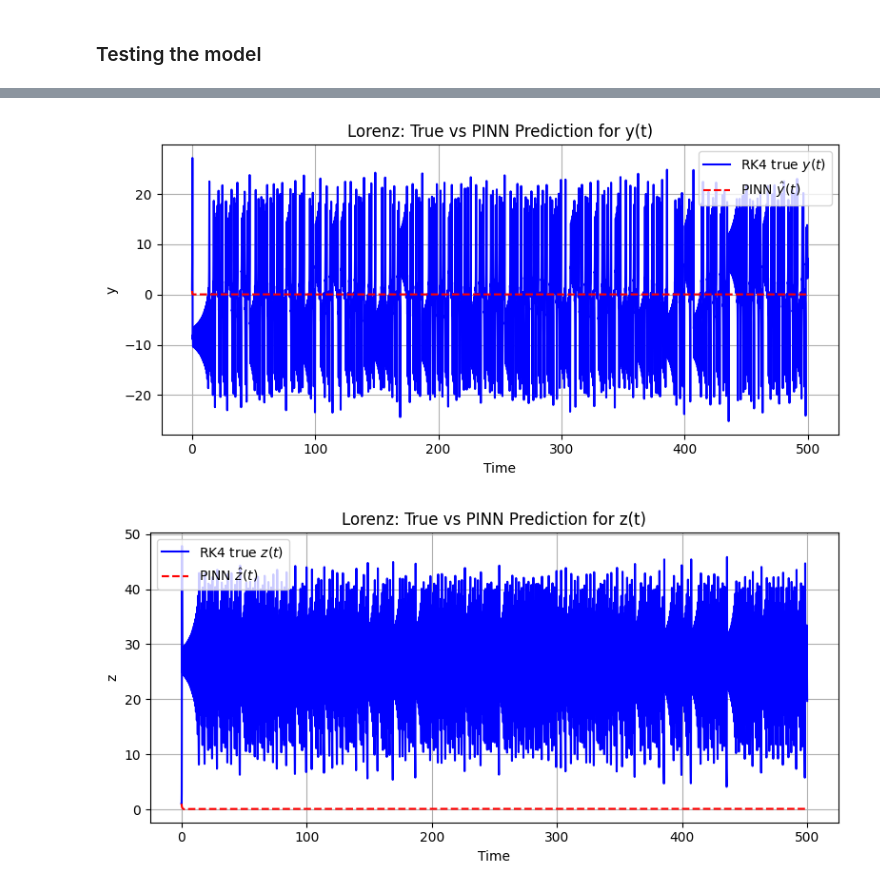
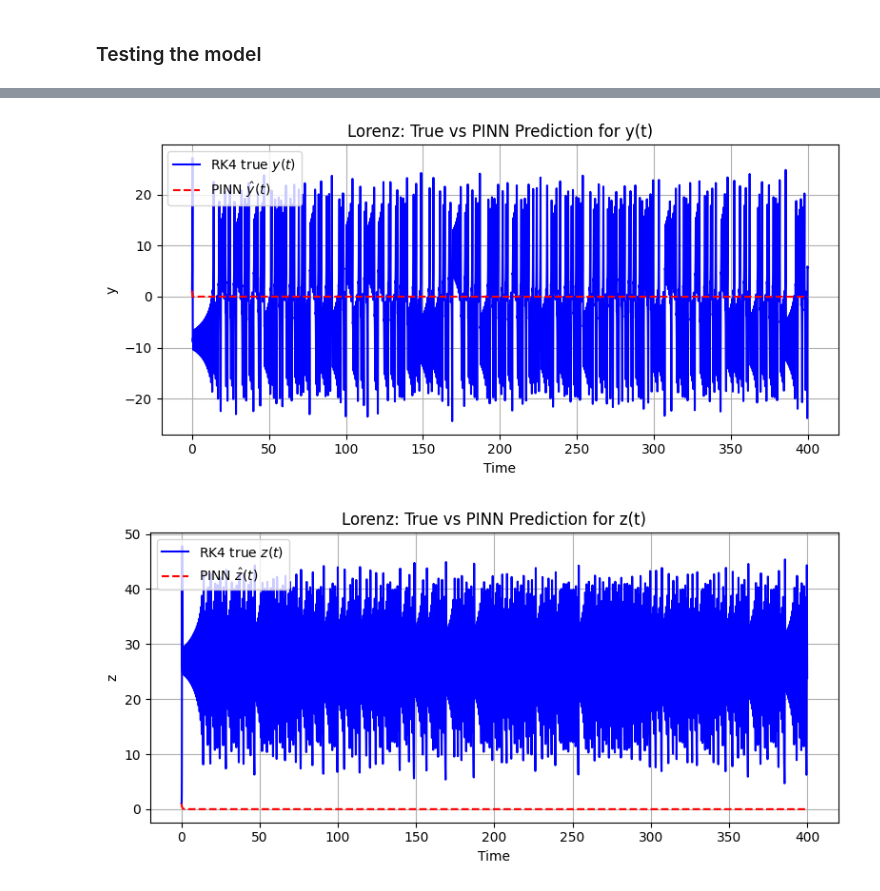
Before and after one commit to Aman-Sunesh/Physics-Informed-Neural-Networks-for-Classical-Physics-Laws, a Jupyter notebook: Lorenz_System.ipynb, the cells around one changed output, grey strips where cells are left out. Saved outputs shown, nothing was run; the diff lists cells and outputs as text; code cells hidden in the pictures.

```diff
--- a/Lorenz_System.ipynb
+++ b/Lorenz_System.ipynb
@@ -227,7 +233,7 @@ def rk4(state, dt, sigma, rho, beta):
     return state + (dt*((k1 + 2*k2 + 2*k3 + k4)/6.0))
 # %%
 dt = 0.01
-N = 50000
+N = 40000
 sigma, rho, beta = 10.0, 28.0, 8.0/3.0
 x0, y0, z0 = 1.0, 1.0, 1.0
 state = np.array([x0, y0, z0])
@@ -271,20 +277,20 @@ plt.show()
 # %%
 plt.figure(figsize=(8,4))
 plt.plot(t_np, trajectory[:,1], 'b-', label='RK4 true $y(t)$')
-plt.plot(t_np, y_pred, 'r--', label='PINN $\\hat y(t)$')
+plt.plot(t_np, y_pred_np, 'r--', label='PINN $\\hat y(t)$')
 plt.xlabel('Time')
 plt.ylabel('y')
 plt.title('Lorenz: True vs PINN Prediction for y(t)')
 plt.legend()
 plt.grid(True)
 plt.tight_layout()
 plt.show()
 # %% [output]
-[figure, old version]
+[figure, new version]
 # %%
 plt.figure(figsize=(8,4))
 plt.plot(t_np, trajectory[:,2], 'b-', label='RK4 true $z(t)$')
-plt.plot(t_np, z_pred, 'r--', label='PINN $\\hat z(t)$')
+plt.plot(t_np, z_pred_np, 'r--', label='PINN $\\hat z(t)$')
 plt.xlabel('Time')
 plt.ylabel('z')
 plt.title('Lorenz: True vs PINN Prediction for z(t)')
@@ -293,4 +299,4 @@ plt.grid(True)
 plt.tight_layout()
 plt.show()
 # %% [output]
-[figure, old version]
+[figure, new version]
```
Also changed, not shown: parts of 4 cells of this notebook.
